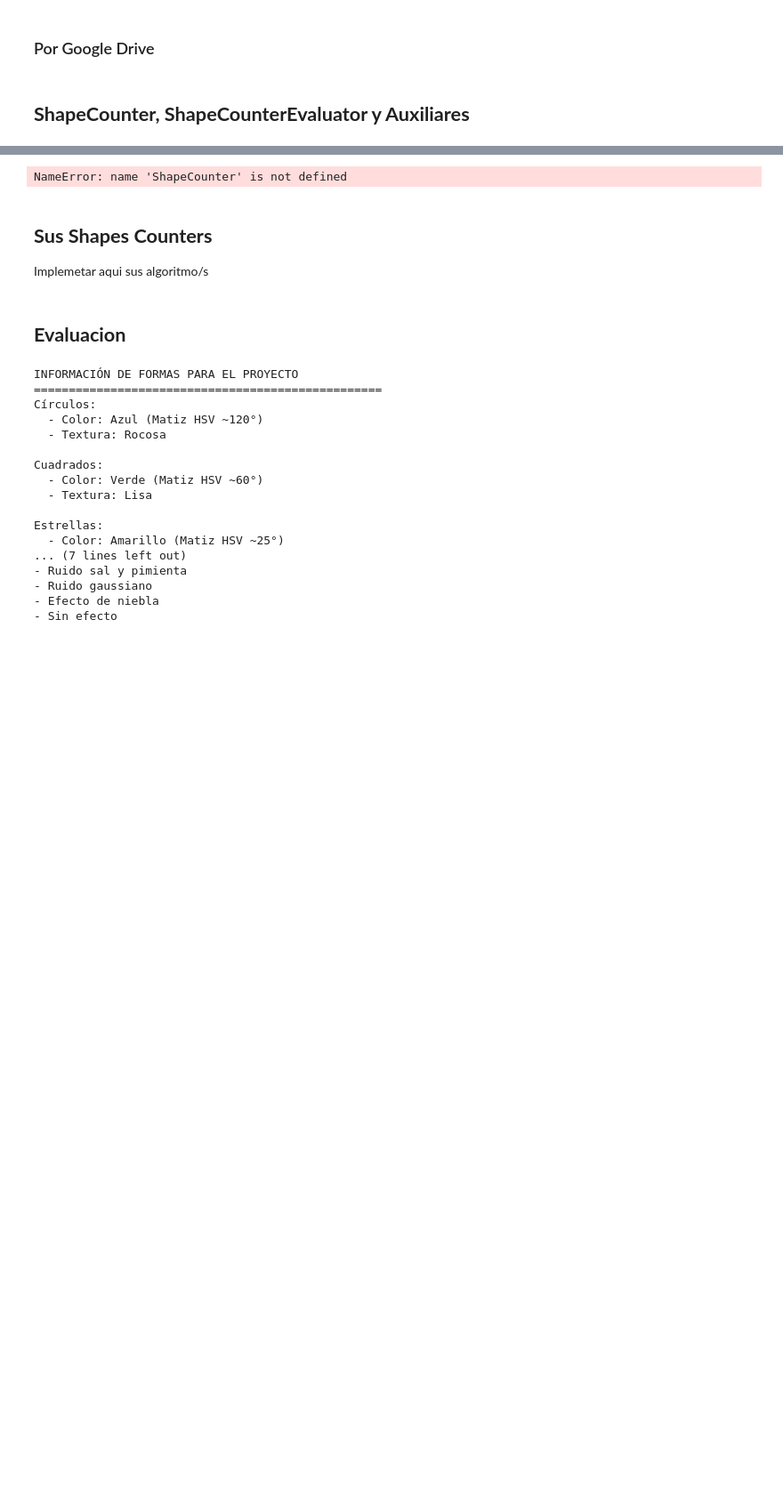
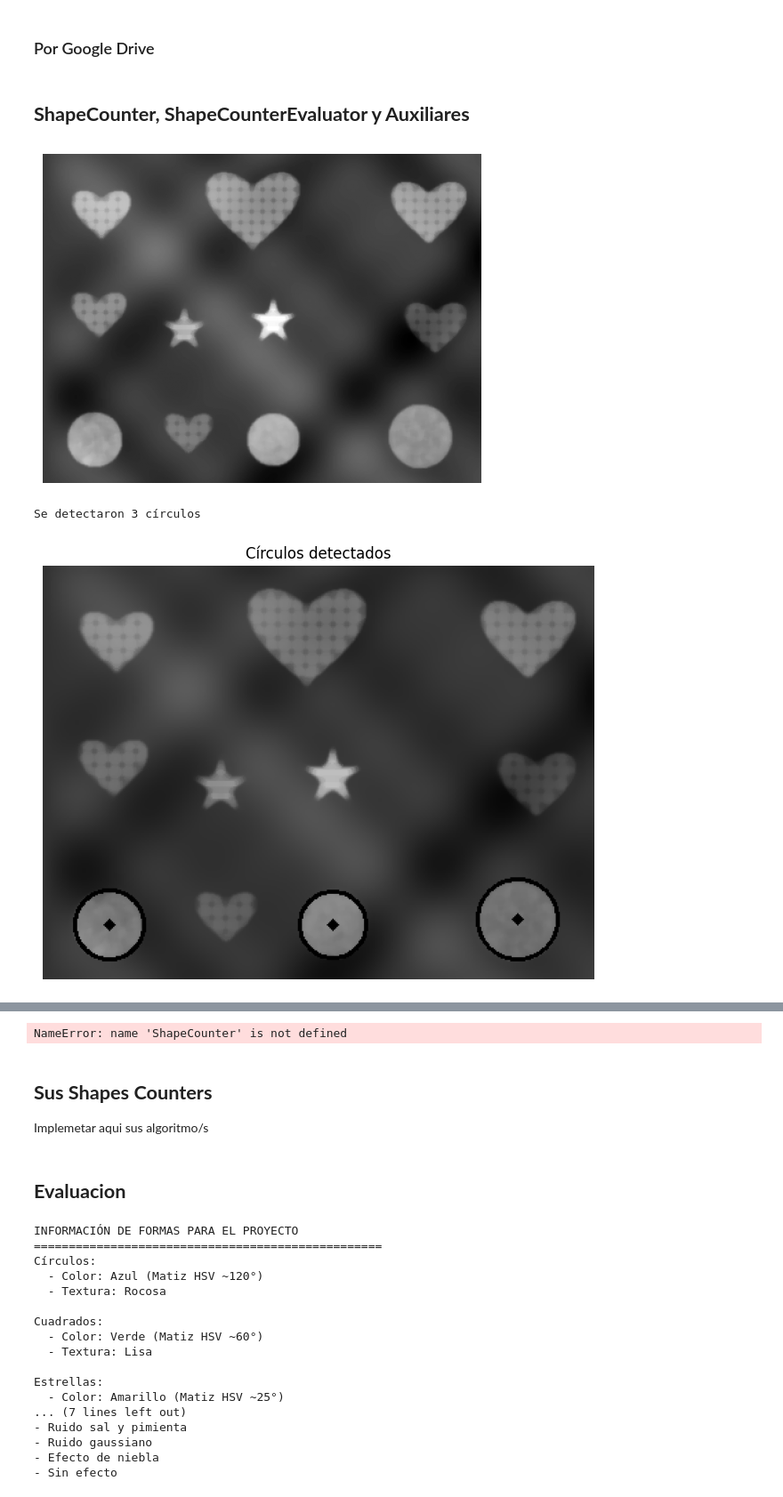
Before and after one commit to MarioSigal/Procesamiento-de-Imagenes, a Jupyter notebook: Trabajo_Final_Contador_Formas_Pdi2025.ipynb, the cells around one changed output, grey strips where cells are left out. Shown at 89% size. Saved outputs shown, nothing was run; the diff lists cells and outputs as text; code cells hidden in the pictures; blank space fills up the shorter version.

```diff
--- a/Trabajo_Final_Contador_Formas_Pdi2025.ipynb
+++ b/Trabajo_Final_Contador_Formas_Pdi2025.ipynb
@@ -92 +132,21 @@ import cv2
+# %%
+gray = cv2.imread("shape_dataset/shape_dataset/image_0015.png")
+#plt.imshow(image, cmap='gray')
+#plt.axis('off')
+#plt.show()
+
+gray = cv2.cvtColor(gray, cv2.COLOR_RGB2GRAY)
+
+gray = cv2.GaussianBlur(gray, (5, 5), 1)
+gray = cv2.medianBlur(gray, 7)
+
+
+plt.imshow(gray, cmap='gray')
+plt.axis('off')
+plt.show()
+detectar_circulos(gray)
+# %% [output]
+[figure, added]
+Se detectaron 3 círculos
+[figure, added]
 # %%
```
Also changed, not shown: parts of 6 cells of this notebook.
